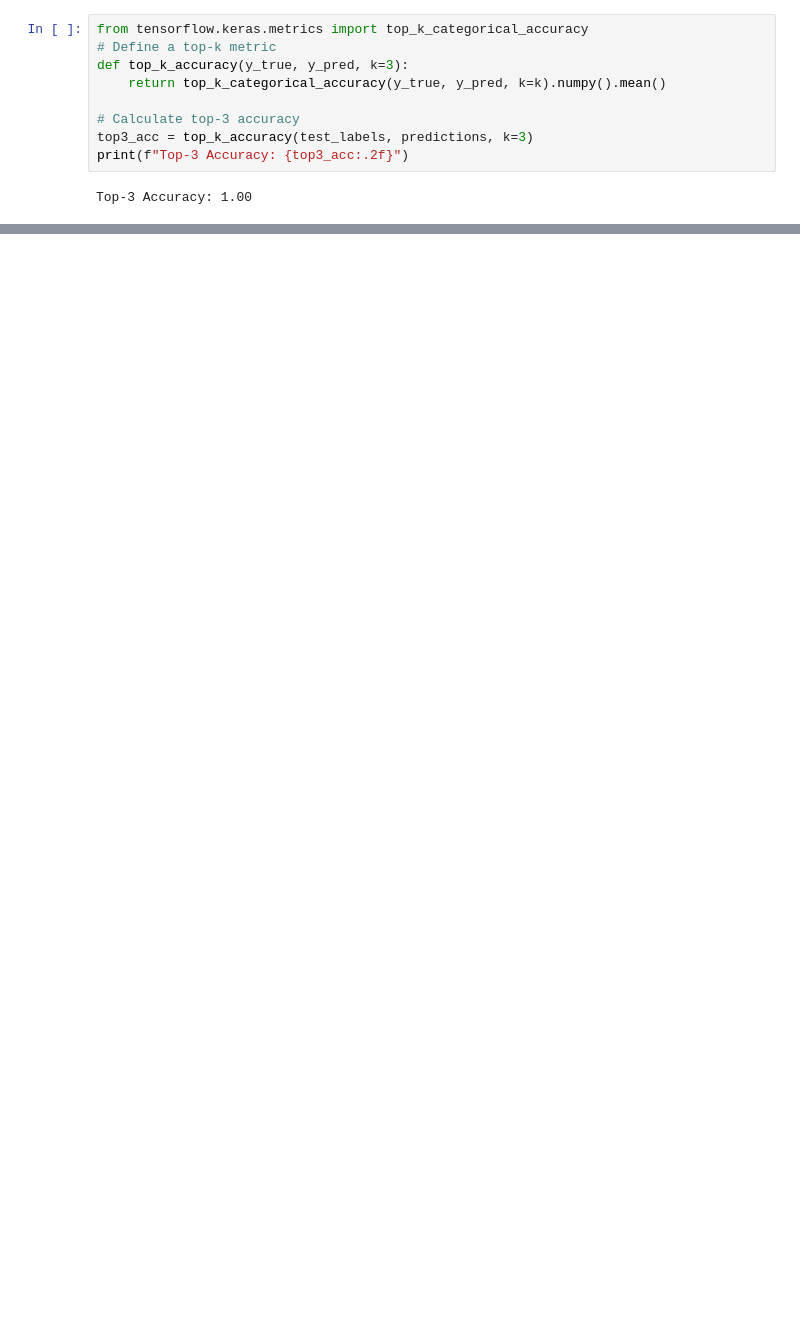
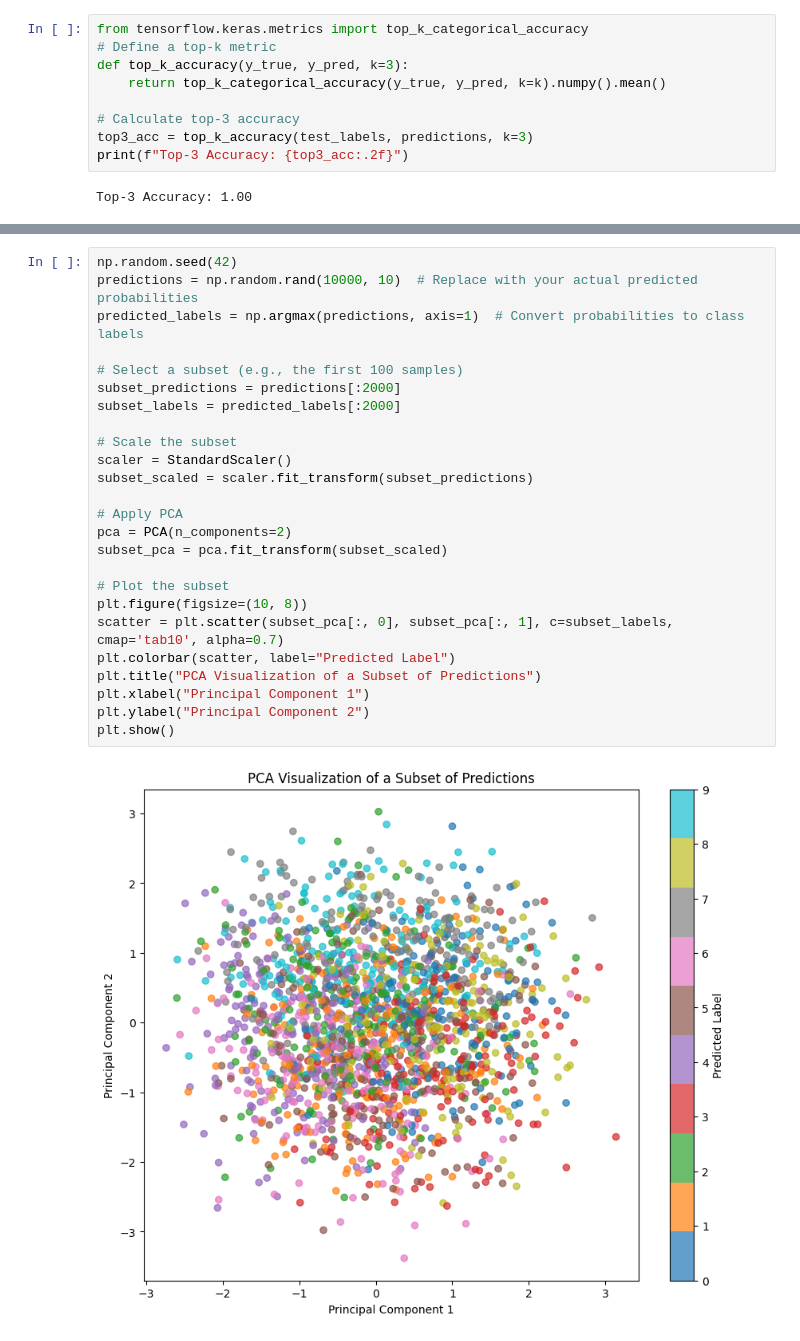
Before and after one commit to rayoo22/MNIST-ImageClassifier, a Jupyter notebook: cnn_dev.ipynb, the cells around one changed output, grey strips where cells are left out. Drawn from its saved outputs; the diff is of its cells as text; blank space fills up the shorter version.

```diff
--- a/cnn_dev.ipynb
+++ b/cnn_dev.ipynb
@@ -275,3 +276,30 @@ plt.show()
+# %%
+np.random.seed(42)
+predictions = np.random.rand(10000, 10)  # Replace with your actual predicted probabilities
+predicted_labels = np.argmax(predictions, axis=1)  # Convert probabilities to class labels
+
+# Select a subset (e.g., the first 100 samples)
+subset_predictions = predictions[:2000]
+subset_labels = predicted_labels[:2000]
+
+# Scale the subset
+scaler = StandardScaler()
+subset_scaled = scaler.fit_transform(subset_predictions)
+
+# Apply PCA
+pca = PCA(n_components=2)
+subset_pca = pca.fit_transform(subset_scaled)
+
+# Plot the subset
+plt.figure(figsize=(10, 8))
+scatter = plt.scatter(subset_pca[:, 0], subset_pca[:, 1], c=subset_labels, cmap='tab10', alpha=0.7)
+plt.colorbar(scatter, label="Predicted Label")
+plt.title("PCA Visualization of a Subset of Predictions")
+plt.xlabel("Principal Component 1")
+plt.ylabel("Principal Component 2")
+plt.show()
+# %% [output]
+[figure, added]
 # %%
 fig = plt.figure()
 plt.plot(history.history['accuracy'], color='teal', label='accuracy')
```
Also changed, not shown: parts of 10 cells of this notebook.
